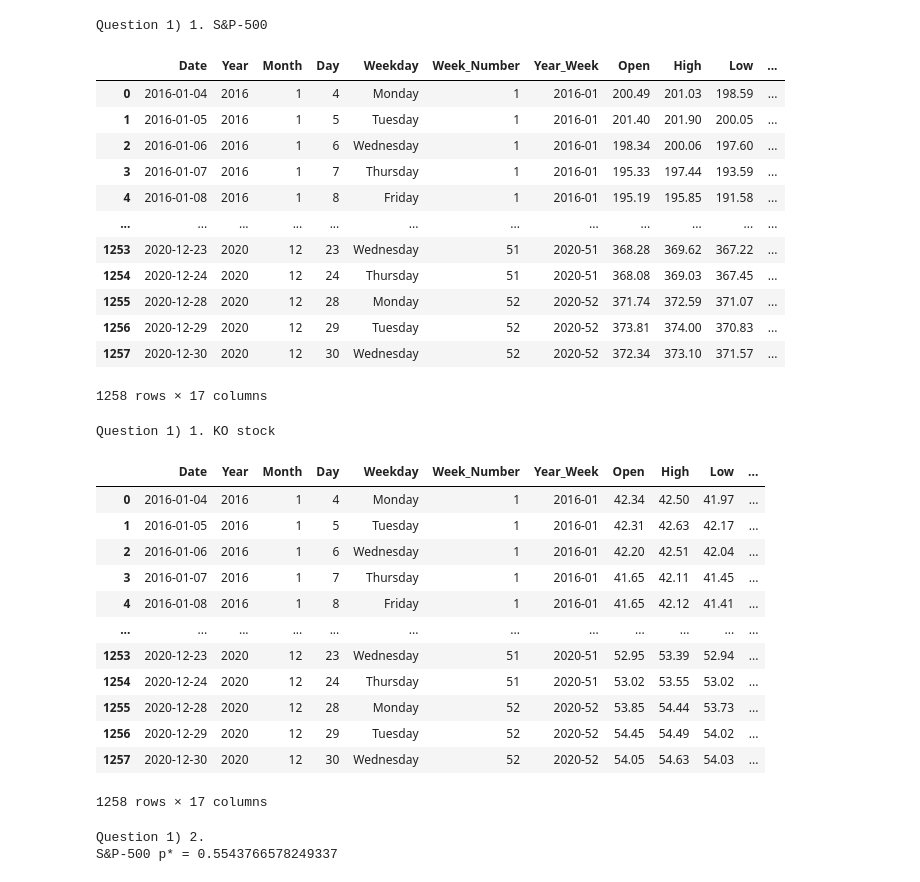
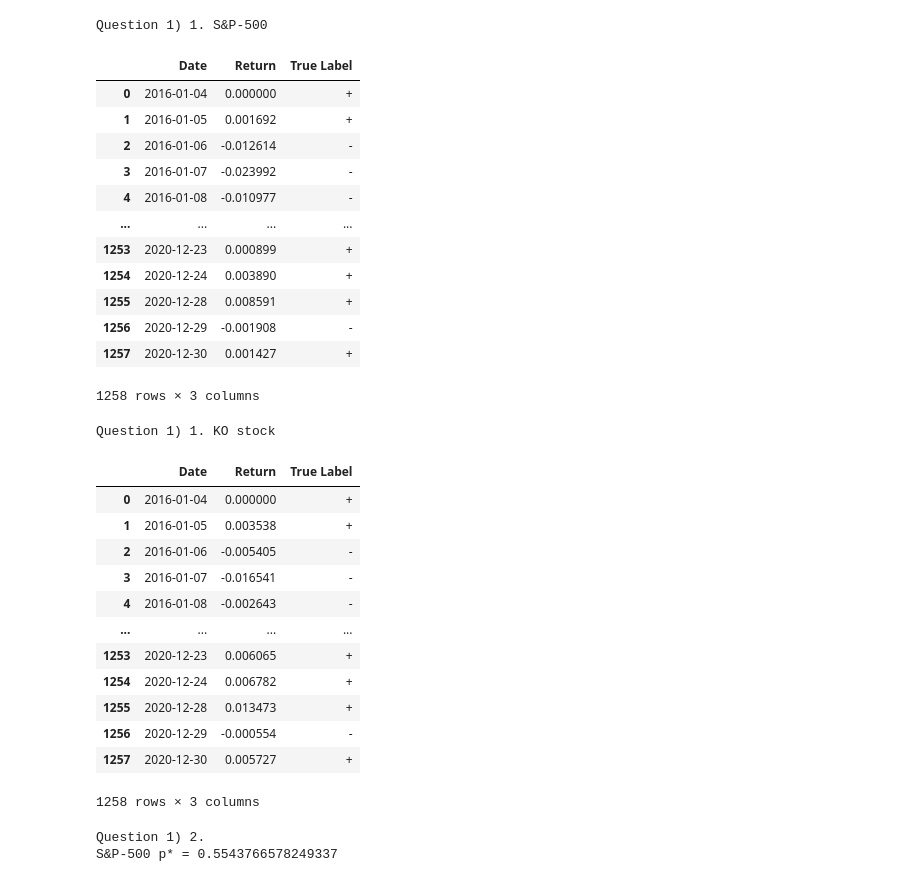
Before and after one commit to Shatrugna-Strife/BU-CS677-DataSciencePy, a Jupyter notebook: DataSciPythonAssignTwo/assignment2.ipynb, the cells around one changed output. Saved outputs shown, nothing was run; the diff lists cells and outputs as text; code cells hidden in the pictures.

```diff
--- a/DataSciPythonAssignTwo/assignment2.ipynb
+++ b/DataSciPythonAssignTwo/assignment2.ipynb
@@ -12,41 +12,41 @@ ko_data = pd.read_csv('KO.csv')
 # %%
 spy_data["True Label"] = spy_data["Return"].map(lambda x:'+' if x>=0 else '-')
 print("Question 1) 1. S&P-500")
-spy_data
+spy_data[["Date","Return", "True Label"]]
 # %% [output]
 Question 1) 1. S&P-500
-|  | Date | Year | Month | Day | Weekday | Week_Number | Year_Week | Open | High | Low | ... |
-| 0 | 2016-01-04 | 2016 | 1 | 4 | Monday | 1 | 2016-01 | 200.49 | 201.03 | 198.59 | ... |
-| 1 | 2016-01-05 | 2016 | 1 | 5 | Tuesday | 1 | 2016-01 | 201.40 | 201.90 | 200.05 | ... |
-| 2 | 2016-01-06 | 2016 | 1 | 6 | Wednesday | 1 | 2016-01 | 198.34 | 200.06 | 197.60 | ... |
-| 3 | 2016-01-07 | 2016 | 1 | 7 | Thursday | 1 | 2016-01 | 195.33 | 197.44 | 193.59 | ... |
-| 4 | 2016-01-08 | 2016 | 1 | 8 | Friday | 1 | 2016-01 | 195.19 | 195.85 | 191.58 | ... |
-| ... | ... | ... | ... | ... | ... | ... | ... | ... | ... | ... | ... |
-| 1253 | 2020-12-23 | 2020 | 12 | 23 | Wednesday | 51 | 2020-51 | 368.28 | 369.62 | 367.22 | ... |
-| 1254 | 2020-12-24 | 2020 | 12 | 24 | Thursday | 51 | 2020-51 | 368.08 | 369.03 | 367.45 | ... |
-| 1255 | 2020-12-28 | 2020 | 12 | 28 | Monday | 52 | 2020-52 | 371.74 | 372.59 | 371.07 | ... |
-| 1256 | 2020-12-29 | 2020 | 12 | 29 | Tuesday | 52 | 2020-52 | 373.81 | 374.00 | 370.83 | ... |
-| 1257 | 2020-12-30 | 2020 | 12 | 30 | Wednesday | 52 | 2020-52 | 372.34 | 373.10 | 371.57 | ... |
+|  | Date | Return | True Label |
+| 0 | 2016-01-04 | 0.000000 | + |
+| 1 | 2016-01-05 | 0.001692 | + |
+| 2 | 2016-01-06 | -0.012614 | - |
+| 3 | 2016-01-07 | -0.023992 | - |
+| 4 | 2016-01-08 | -0.010977 | - |
+| ... | ... | ... | ... |
+| 1253 | 2020-12-23 | 0.000899 | + |
+| 1254 | 2020-12-24 | 0.003890 | + |
+| 1255 | 2020-12-28 | 0.008591 | + |
+| 1256 | 2020-12-29 | -0.001908 | - |
+| 1257 | 2020-12-30 | 0.001427 | + |
-1258 rows × 17 columns
+1258 rows × 3 columns
 # %%
 ko_data["True Label"] = ko_data["Return"].map(lambda x:'+' if x>=0 else '-')
 print("Question 1) 1. KO stock")
-ko_data
+ko_data[["Date","Return", "True Label"]]
 # %% [output]
 Question 1) 1. KO stock
-|  | Date | Year | Month | Day | Weekday | Week_Number | Year_Week | Open | High | Low | ... |
-| 0 | 2016-01-04 | 2016 | 1 | 4 | Monday | 1 | 2016-01 | 42.34 | 42.50 | 41.97 | ... |
-| 1 | 2016-01-05 | 2016 | 1 | 5 | Tuesday | 1 | 2016-01 | 42.31 | 42.63 | 42.17 | ... |
-| 2 | 2016-01-06 | 2016 | 1 | 6 | Wednesday | 1 | 2016-01 | 42.20 | 42.51 | 42.04 | ... |
-| 3 | 2016-01-07 | 2016 | 1 | 7 | Thursday | 1 | 2016-01 | 41.65 | 42.11 | 41.45 | ... |
-| 4 | 2016-01-08 | 2016 | 1 | 8 | Friday | 1 | 2016-01 | 41.65 | 42.12 | 41.41 | ... |
-| ... | ... | ... | ... | ... | ... | ... | ... | ... | ... | ... | ... |
-| 1253 | 2020-12-23 | 2020 | 12 | 23 | Wednesday | 51 | 2020-51 | 52.95 | 53.39 | 52.94 | ... |
-| 1254 | 2020-12-24 | 2020 | 12 | 24 | Thursday | 51 | 2020-51 | 53.02 | 53.55 | 53.02 | ... |
-| 1255 | 2020-12-28 | 2020 | 12 | 28 | Monday | 52 | 2020-52 | 53.85 | 54.44 | 53.73 | ... |
-| 1256 | 2020-12-29 | 2020 | 12 | 29 | Tuesday | 52 | 2020-52 | 54.45 | 54.49 | 54.02 | ... |
-| 1257 | 2020-12-30 | 2020 | 12 | 30 | Wednesday | 52 | 2020-52 | 54.05 | 54.63 | 54.03 | ... |
+|  | Date | Return | True Label |
+| 0 | 2016-01-04 | 0.000000 | + |
+| 1 | 2016-01-05 | 0.003538 | + |
+| 2 | 2016-01-06 | -0.005405 | - |
+| 3 | 2016-01-07 | -0.016541 | - |
+| 4 | 2016-01-08 | -0.002643 | - |
+| ... | ... | ... | ... |
+| 1253 | 2020-12-23 | 0.006065 | + |
+| 1254 | 2020-12-24 | 0.006782 | + |
+| 1255 | 2020-12-28 | 0.013473 | + |
+| 1256 | 2020-12-29 | -0.000554 | - |
+| 1257 | 2020-12-30 | 0.005727 | + |
-1258 rows × 17 columns
+1258 rows × 3 columns
 # %%
 count_series = spy_data[spy_data["Year"]<2019]["True Label"].value_counts()
 p_star_spy = (count_series['+']/count_series.sum())
```
Also changed, not shown: parts of 5 cells of this notebook, 2 other files.
